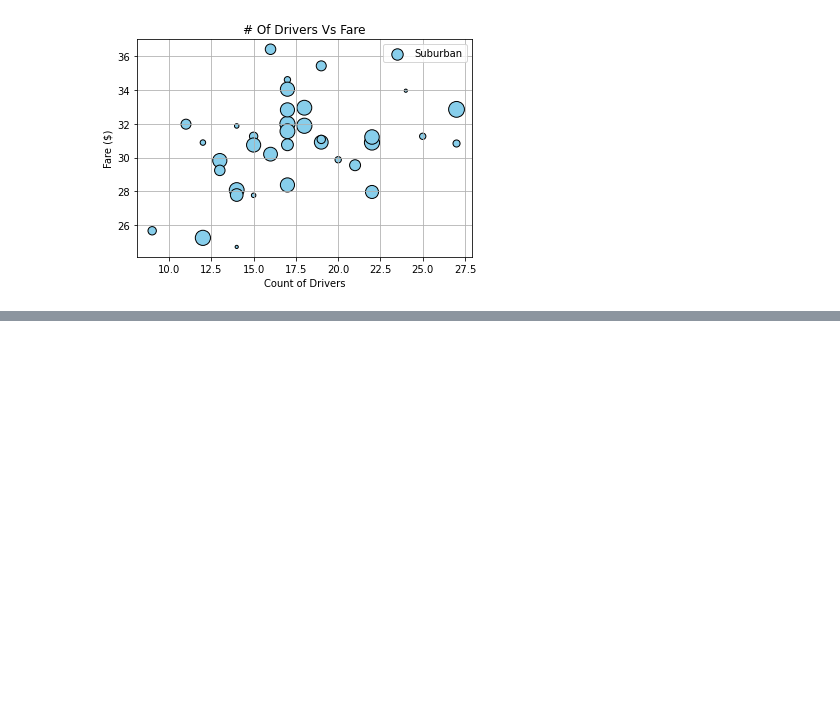
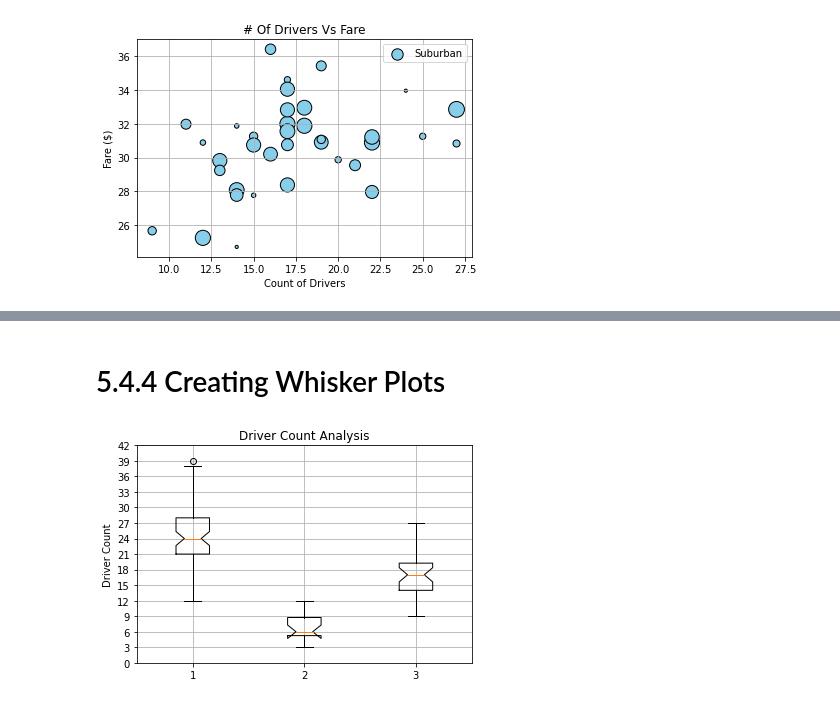
Before and after one commit to lopez-Luis89/PyBer_Analysis, a Jupyter notebook: Pyber1.ipynb, the cells around one changed output, grey strips where cells are left out. Drawn from its saved outputs; the diff is of its cells as text; code cells hidden in the pictures; blank space fills up the shorter version.

```diff
--- a/Pyber1.ipynb
+++ b/Pyber1.ipynb
@@ -164,0 +331,16 @@ FileNotFoundError: [Errno 2] No such file or directory: 'analysis/Fig1.png'
+# %% [markdown]
+# 5.4.4 Creating Whisker Plots
+# %%
+x_label = ['Urban','Rural', 'Suburban']
+ride_count_data = [urban_city_count, rural_city_count, suburban_city_count]
+fig, ax = plt.subplots()
+ax.boxplot(ride_count_data, x_label)
+ax.set_ylabel('Driver Count')
+ax.set_title('Driver Count Analysis')
+ax.set_yticks(np.arange(0, 45, step = 3.0))
+plt.grid(True)
+
+plt.savefig('Pyber1')
+plt.show()
+# %% [output]
+[figure, added]
```
Also changed, not shown: parts of 29 cells of this notebook, 3 other files.
